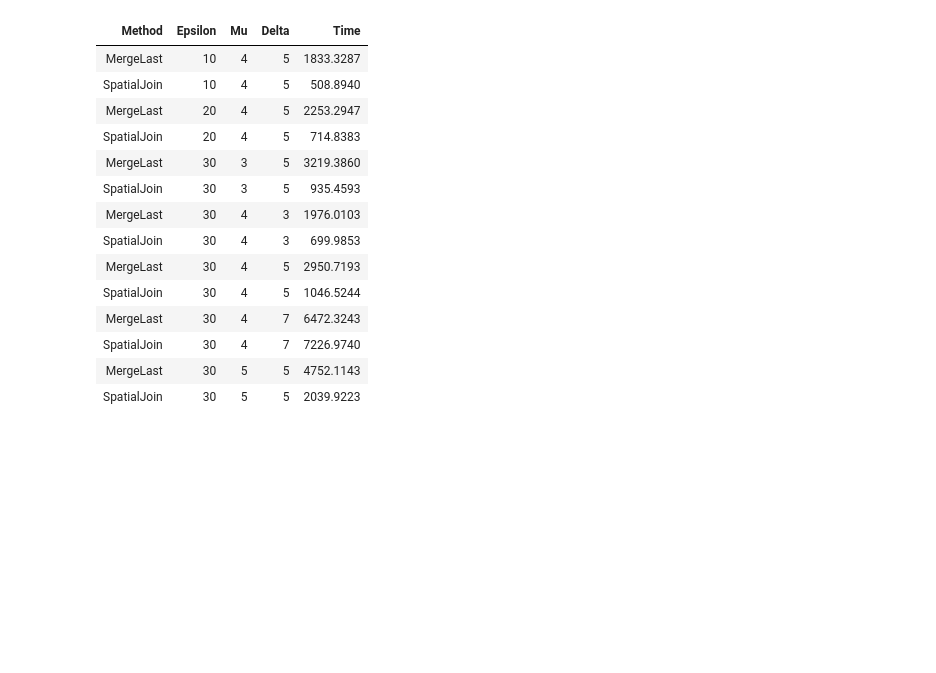
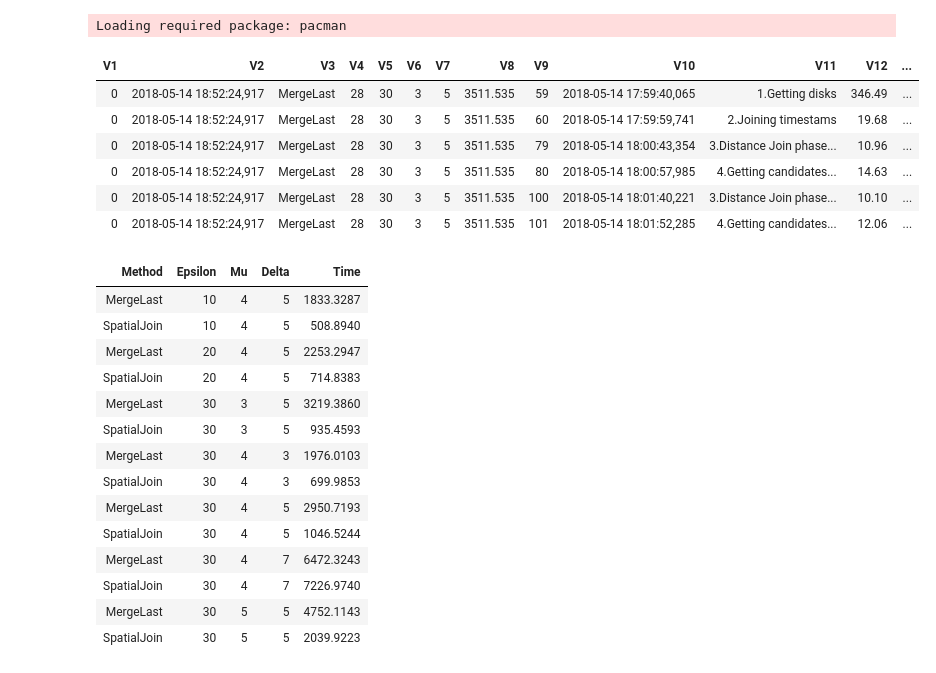
Before and after one commit to aocalderon/Research, a Jupyter notebook: notebooks/NohubPlotter.ipynb, the cells around one changed output. Cells and saved outputs as stored; diff of their text form; code cells hidden in the pictures; blank space fills up the shorter version.

```diff
--- a/notebooks/NohubPlotter.ipynb
+++ b/notebooks/NohubPlotter.ipynb
@@ -1 +1,25 @@
+# %%
+#!/usr/bin/Rscript
+
+if (!require("pacman")) install.packages("pacman")
+pacman::p_load(ggplot2, data.table, foreach, sqldf, tidyr, stringr, dplyr)
+RESEARCH_HOME = Sys.getenv(c("RESEARCH_HOME"))
+PATH = "Scripts/Python/data/"
+SAVE_PDF = F
+W = 6
+H = 6
+
+data = read.csv(paste0(RESEARCH_HOME, PATH, 'output.csv'), header = F, sep = ";")
+# %% [output]
+Loading required package: pacman
+# %%
+head(data)
+# %% [output]
+| V1 | V2 | V3 | V4 | V5 | V6 | V7 | V8 | V9 | V10 | V11 | V12 | ... |
+| 0 | 2018-05-14 18:52:24,917 | MergeLast | 28 | 30 | 3 | 5 | 3511.535 | 59 | 2018-05-14 17:59:40,065 | 1.Getting disks | 346.49 | ... |
+| 0 | 2018-05-14 18:52:24,917 | MergeLast | 28 | 30 | 3 | 5 | 3511.535 | 60 | 2018-05-14 17:59:59,741 | 2.Joining timestams | 19.68 | ... |
+| 0 | 2018-05-14 18:52:24,917 | MergeLast | 28 | 30 | 3 | 5 | 3511.535 | 79 | 2018-05-14 18:00:43,354 | 3.Distance Join phase... | 10.96 | ... |
+| 0 | 2018-05-14 18:52:24,917 | MergeLast | 28 | 30 | 3 | 5 | 3511.535 | 80 | 2018-05-14 18:00:57,985 | 4.Getting candidates... | 14.63 | ... |
+| 0 | 2018-05-14 18:52:24,917 | MergeLast | 28 | 30 | 3 | 5 | 3511.535 | 100 | 2018-05-14 18:01:40,221 | 3.Distance Join phase... | 10.10 | ... |
+| 0 | 2018-05-14 18:52:24,917 | MergeLast | 28 | 30 | 3 | 5 | 3511.535 | 101 | 2018-05-14 18:01:52,285 | 4.Getting candidates... | 12.06 | ... |
 # %%
```
Also changed, not shown: parts of 1 cell of this notebook, 3 other files.
